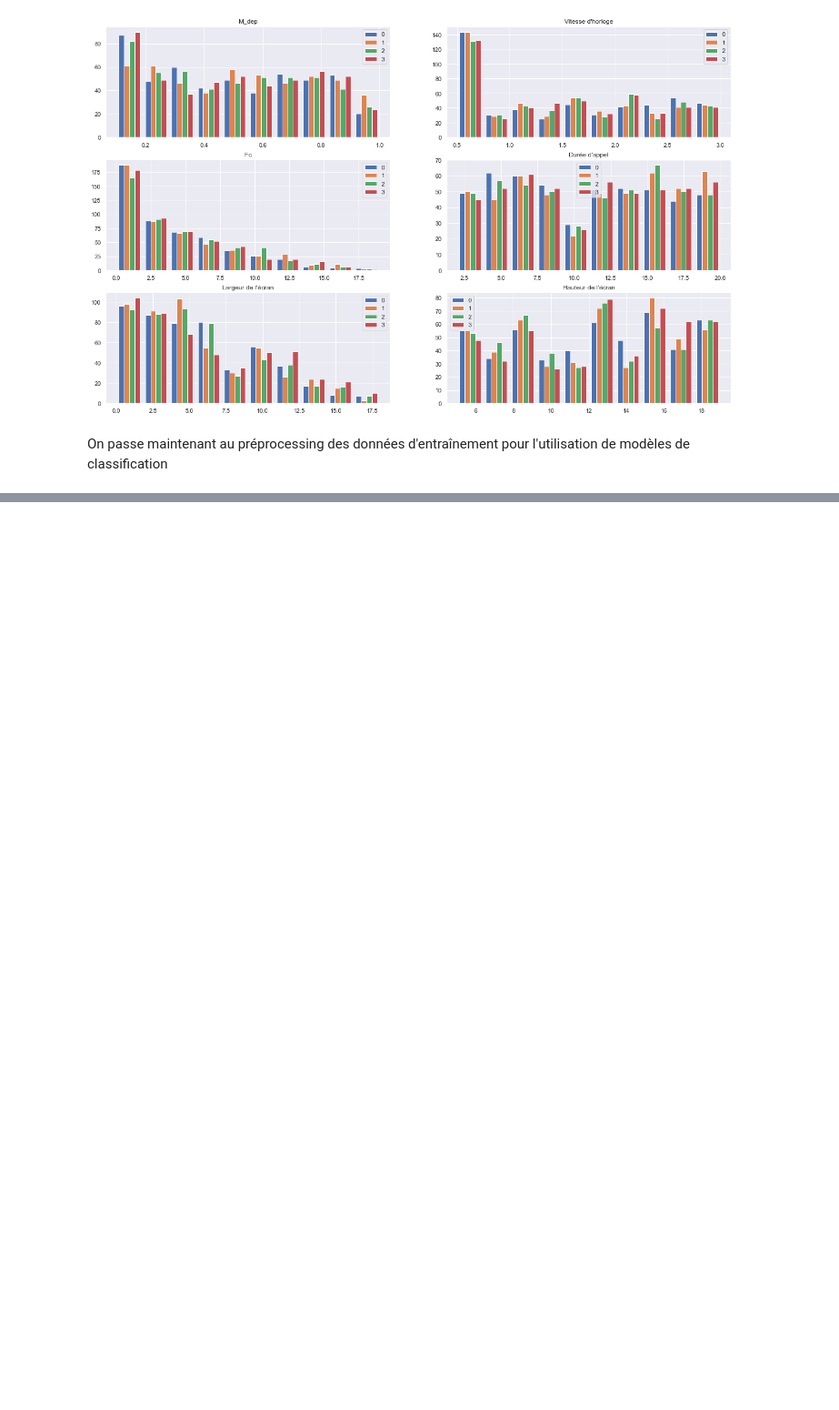
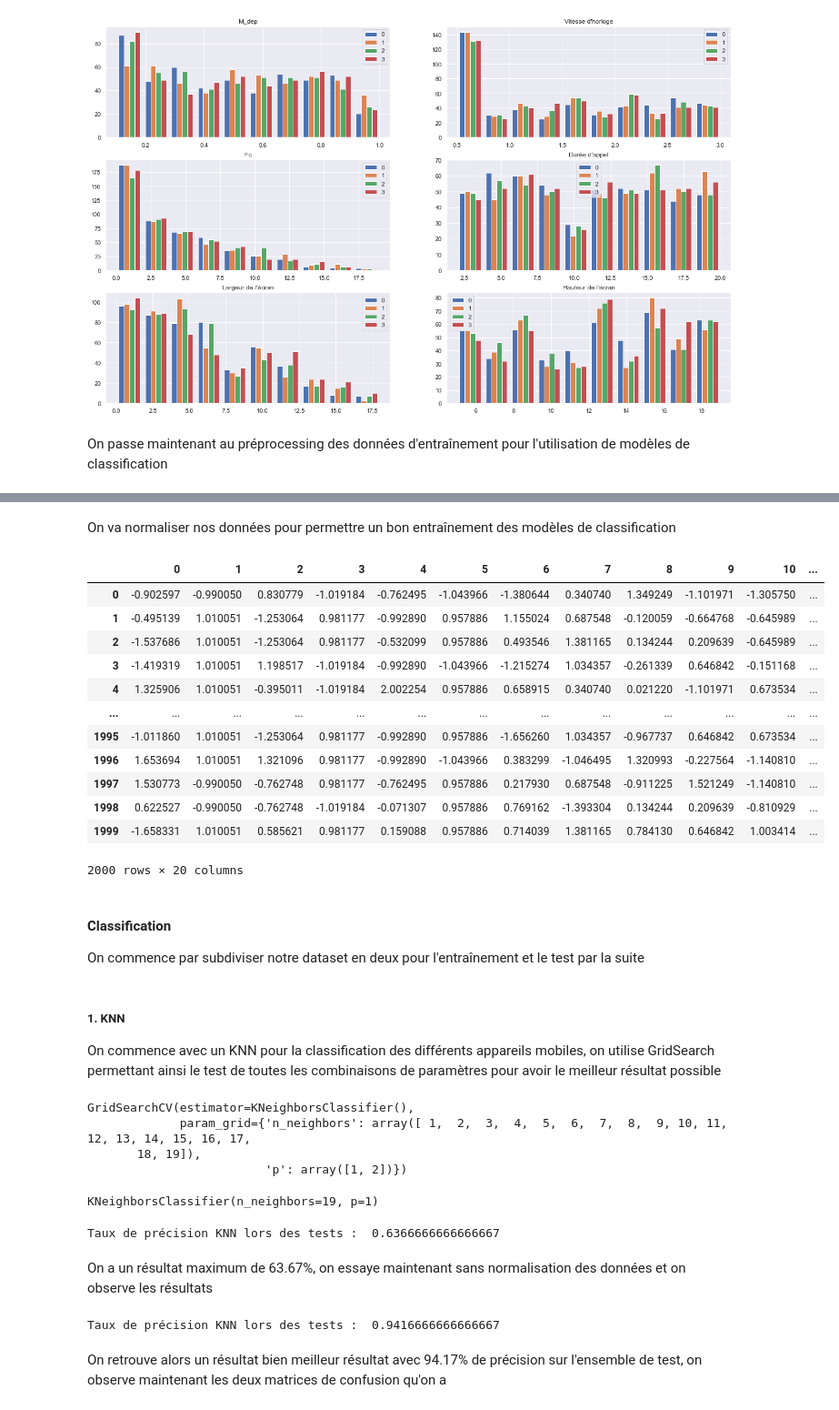
Before and after one commit to MohamedNennouche/mobile-price-classification, a Jupyter notebook: notebook-price.ipynb, the cells around one changed output, grey strips where cells are left out. Shown at 91% size. Drawn from its saved outputs; the diff is of its cells as text; code cells hidden in the pictures; blank space fills up the shorter version.

```diff
--- a/notebook-price.ipynb
+++ b/notebook-price.ipynb
@@ -141,3 +151,7 @@ Text(0.5, 1.0, "Hauteur de l'écran")
 [figure]
 # %% [markdown]
 On passe maintenant au préprocessing des données d'entraînement pour l'utilisation de modèles de classification
+# %%
+etiq = data_app_train["price_range"]
+data_app_train.drop(["price_range"], axis=1 ,inplace= True)
+data_app_train
@@ -143,0 +172,23 @@ On passe maintenant au préprocessing des données d'entraînement pour l'utilis
+# %% [markdown]
+On va normaliser nos données pour permettre un bon entraînement des modèles de classification
+# %%
+data_app_train_scaled = StandardScaler().fit_transform(data_app_train)
+data_app_train_scaled = pd.DataFrame(data_app_train_scaled)
+data_app_train_scaled
+# %% [output]
+|  | 0 | 1 | 2 | 3 | 4 | 5 | 6 | 7 | 8 | 9 | 10 | ... |
+| 0 | -0.902597 | -0.990050 | 0.830779 | -1.019184 | -0.762495 | -1.043966 | -1.380644 | 0.340740 | 1.349249 | -1.101971 | -1.305750 | ... |
+| 1 | -0.495139 | 1.010051 | -1.253064 | 0.981177 | -0.992890 | 0.957886 | 1.155024 | 0.687548 | -0.120059 | -0.664768 | -0.645989 | ... |
+| 2 | -1.537686 | 1.010051 | -1.253064 | 0.981177 | -0.532099 | 0.957886 | 0.493546 | 1.381165 | 0.134244 | 0.209639 | -0.645989 | ... |
+| 3 | -1.419319 | 1.010051 | 1.198517 | -1.019184 | -0.992890 | -1.043966 | -1.215274 | 1.034357 | -0.261339 | 0.646842 | -0.151168 | ... |
+| 4 | 1.325906 | 1.010051 | -0.395011 | -1.019184 | 2.002254 | 0.957886 | 0.658915 | 0.340740 | 0.021220 | -1.101971 | 0.673534 | ... |
+| ... | ... | ... | ... | ... | ... | ... | ... | ... | ... | ... | ... | ... |
+| 1995 | -1.011860 | 1.010051 | -1.253064 | 0.981177 | -0.992890 | 0.957886 | -1.656260 | 1.034357 | -0.967737 | 0.646842 | 0.673534 | ... |
+| 1996 | 1.653694 | 1.010051 | 1.321096 | 0.981177 | -0.992890 | -1.043966 | 0.383299 | -1.046495 | 1.320993 | -0.227564 | -1.140810 | ... |
+| 1997 | 1.530773 | -0.990050 | -0.762748 | 0.981177 | -0.762495 | 0.957886 | 0.217930 | 0.687548 | -0.911225 | 1.521249 | -1.140810 | ... |
+| 1998 | 0.622527 | -0.990050 | -0.762748 | -1.019184 | -0.071307 | 0.957886 | 0.769162 | -1.393304 | 0.134244 | 0.209639 | -0.810929 | ... |
+| 1999 | -1.658331 | 1.010051 | 0.585621 | 0.981177 | 0.159088 | 0.957886 | 0.714039 | 1.381165 | 0.784130 | 0.646842 | 1.003414 | ... |
+2000 rows × 20 columns
+# %% [markdown]
+#### Classification
+On commence par subdiviser notre dataset en deux pour l'entraînement et le test par la suite
@@ -143,0 +198,40 @@ On passe maintenant au préprocessing des données d'entraînement pour l'utilis
+# %% [markdown]
+##### 1. KNN
+On commence avec un KNN pour la classification des différents appareils mobiles, on utilise GridSearch permettant ainsi le test de toutes les combinaisons de paramètres pour avoir le meilleur résultat possible
+# %%
+parameters = {'n_neighbors':np.arange(1,20,1), 'p' : np.arange(1,3,1)}
+knn=KNeighborsClassifier()
+clf = GridSearchCV(knn, parameters)
+clf.fit(fv_train_scaled,etiq_train)
+# %% [output]
+GridSearchCV(estimator=KNeighborsClassifier(),
+             param_grid={'n_neighbors': array([ 1,  2,  3,  4,  5,  6,  7,  8,  9, 10, 11, 12, 13, 14, 15, 16, 17,
+       18, 19]),
+                         'p': array([1, 2])})
+# %%
+knn=KNeighborsClassifier(**clf.best_params_)
+knn.fit(fv_train_scaled,etiq_train)
+# %% [output]
+KNeighborsClassifier(n_neighbors=19, p=1)
+# %%
+yknn_scaled=knn.predict(fv_test_scaled)
+print("Taux de précision KNN lors des tests : ",metrics.accuracy_score(etiq_test, yknn_scaled))
+# %% [output]
+Taux de précision KNN lors des tests :  0.6366666666666667
+# %% [markdown]
+On a un résultat maximum de 63.67%, on essaye maintenant sans normalisation des données et on observe les résultats
+# %%
+parameters = {'n_neighbors':np.arange(1,20,1), 'p' : np.arange(1,3,1)}
+knn=KNeighborsClassifier()
+clf = GridSearchCV(knn, parameters)
+clf.fit(fv_train,etiq_train)
+
+knn=KNeighborsClassifier(**clf.best_params_)
+knn.fit(fv_train,etiq_train)
+
+yknn=knn.predict(fv_test)
+print("Taux de précision KNN lors des tests : ",metrics.accuracy_score(etiq_test, yknn))
+# %% [output]
+Taux de précision KNN lors des tests :  0.9416666666666667
+# %% [markdown]
+On retrouve alors un résultat bien meilleur résultat avec 94.17% de précision sur l'ensemble de test, on observe maintenant les deux matrices de confusion qu'on a
```
Also changed, not shown: parts of 6 cells of this notebook, 1 other file.
